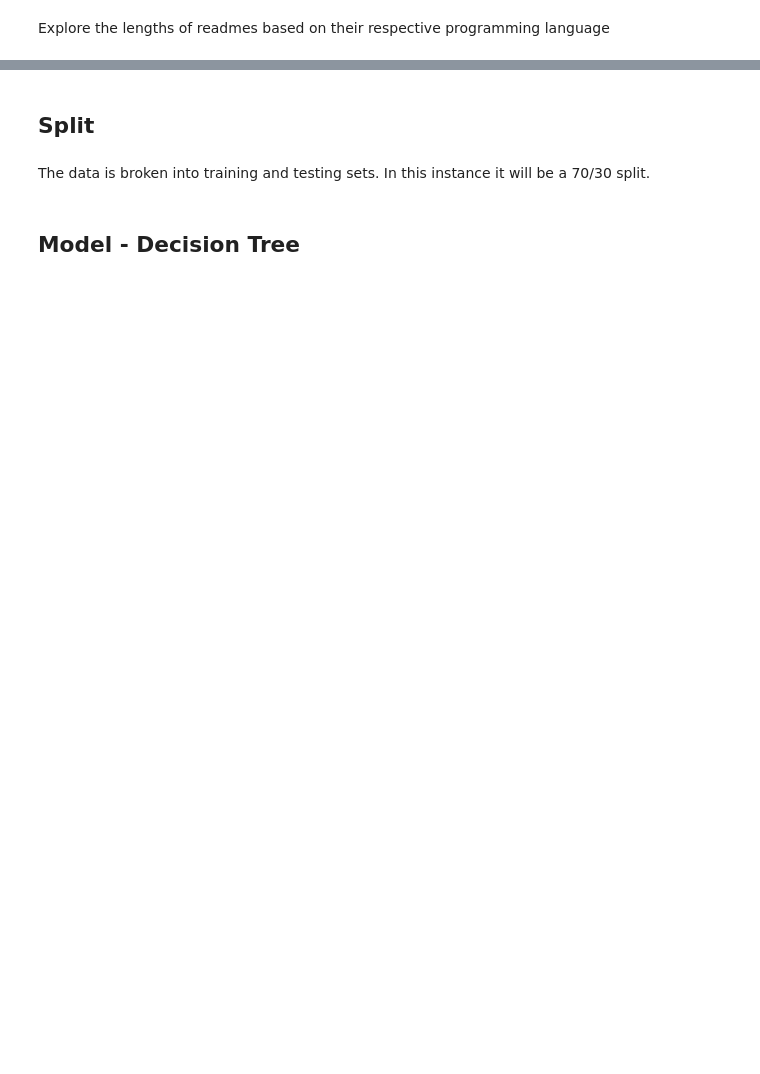
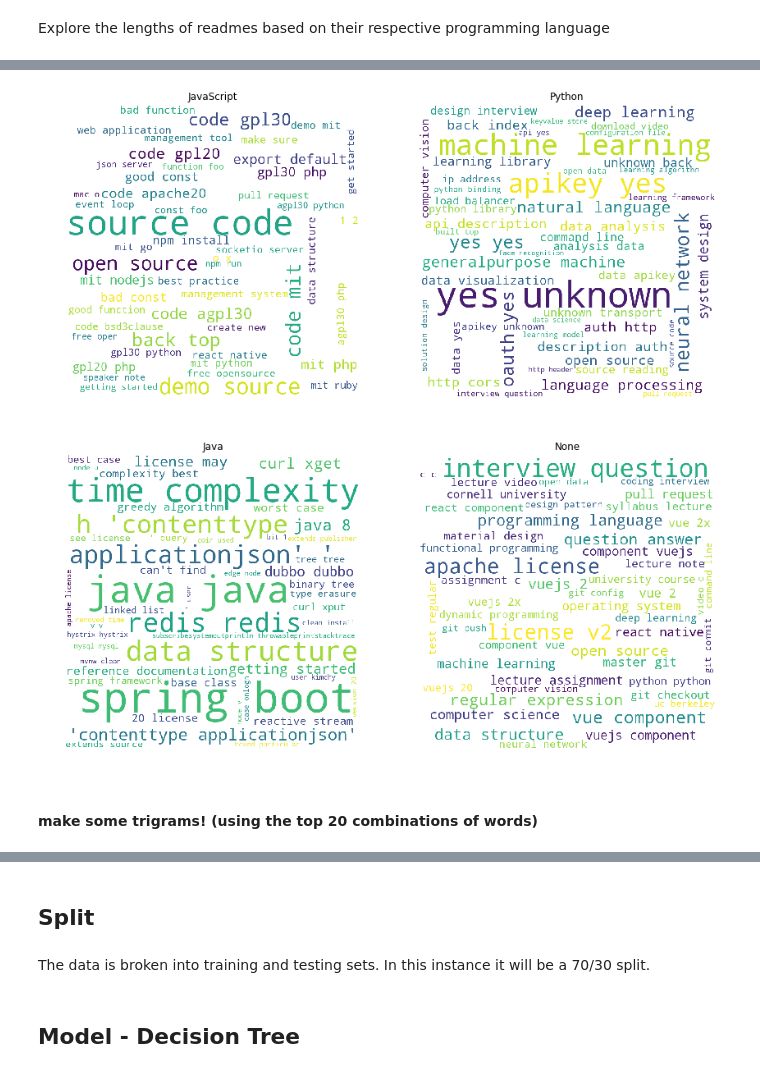
Before and after one commit to super-fantastic-group/nlp-git, a Jupyter notebook: nlp-project.ipynb, the cells around one changed output, grey strips where cells are left out. Cells and saved outputs as stored; diff of their text form; code cells hidden in the pictures; blank space fills up the shorter version.

```diff
--- a/nlp-project.ipynb
+++ b/nlp-project.ipynb
@@ -177,0 +248,13 @@ plt.show()
+# %%
+javascript_bigram = pd.Series(nltk.ngrams(words["javascript_words"].split(), 2)).value_counts().head(50)
+python_bigram = pd.Series(nltk.ngrams(words["python_words"].split(), 2)).value_counts().head(50)
+java_bigram = pd.Series(nltk.ngrams(words["java_words"].split(), 2)).value_counts().head(50)
+none_bigram = pd.Series(nltk.ngrams(words["none_words"].split(), 2)).value_counts().head(50)
+# %%
+explore.two_word_two_cloud(javascript_bigram, python_bigram, "JavaScript", "Python")
+explore.two_word_two_cloud(java_bigram, none_bigram, "Java", "None")
+# %% [output]
+[figure, added]
+[figure, added]
+# %% [markdown]
+#### make some trigrams! (using the top 20 combinations of words)
```
Also changed, not shown: parts of 41 cells of this notebook.
